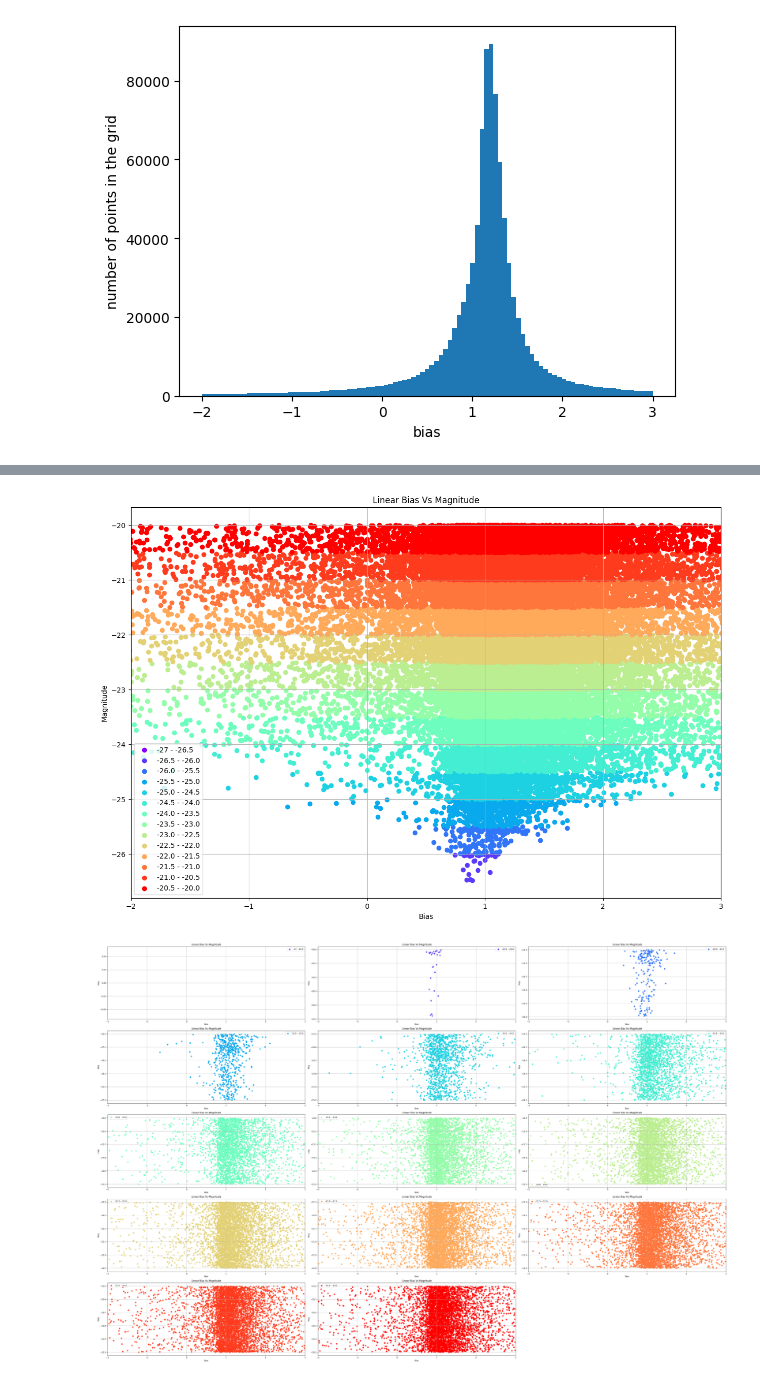
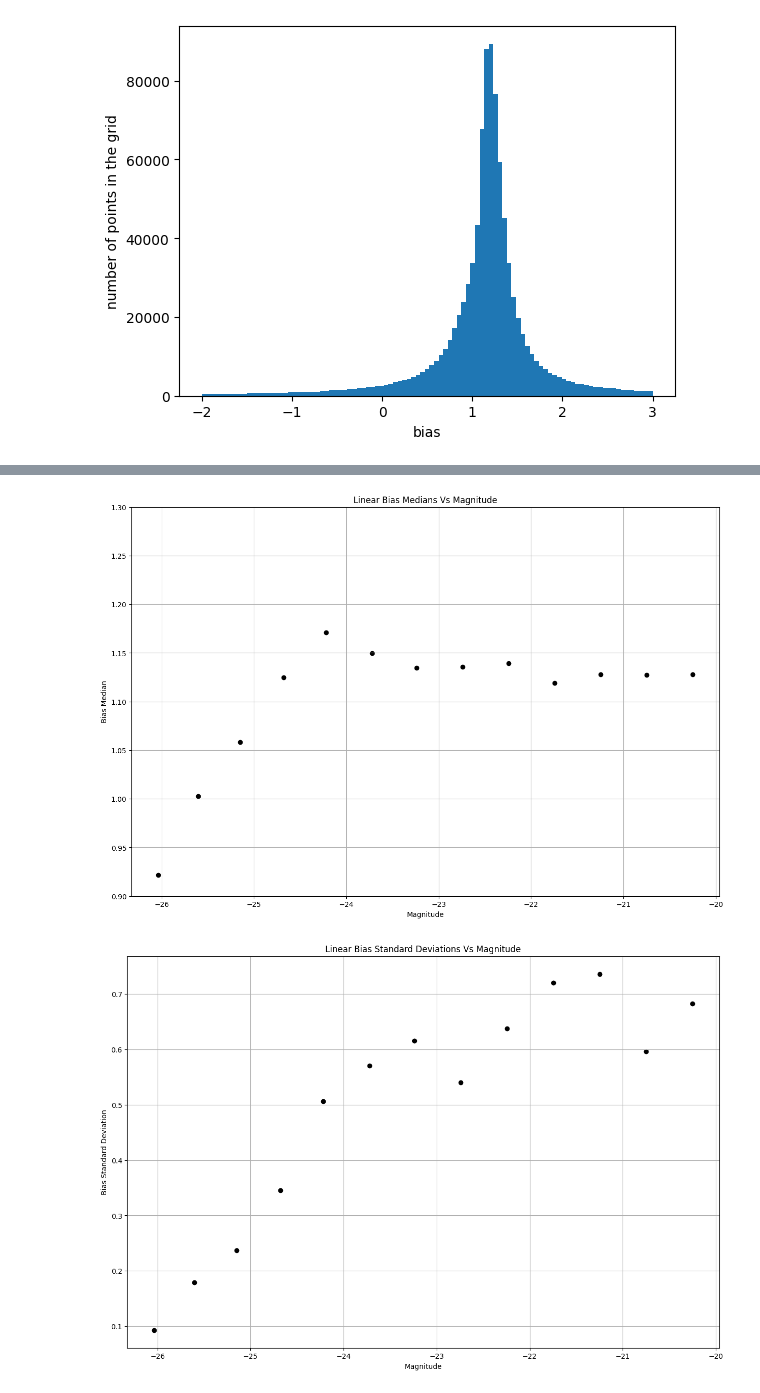
Before and after one commit to PADGE383/Peculiar_Velocities, a Jupyter notebook: Peculiar_Padgett.ipynb, the cells around one changed output, grey strips where cells are left out. Drawn from its saved outputs; the diff is of its cells as text; code cells hidden in the pictures.

```diff
--- a/Peculiar_Padgett.ipynb
+++ b/Peculiar_Padgett.ipynb
@@ -20,6 +61,8 @@ def magsorter(df, low, high, col, delta_g, delta):
     rows=df[condition].index
     newdf= df.loc[rows]
     newpos = newdf.loc[:,['x','y','z']].to_numpy(dtype=np.float32)
+    oldpos= df.loc[:,['x','y','z']].to_numpy(dtype=np.float32)
+
     newmag=newdf.loc[:,['K_Mag']].to_numpy(dtype=np.float32)
 
     new_delta_g=[]
@@ -244,38 +309,28 @@ plt.show()
 [figure]
 # %%
-color_list = cm.rainbow(np.linspace(0, 1, size))
 
 
 plt.figure(figsize=(15,10))
 for i in range(len(b_list)):
-    plt.scatter(b_list[i],mag_list[i],label=label_list[i],color=color_list[i])
-plt.legend()
-plt.title('Linear Bias Vs Magnitude')
-plt.xlim(-2,3)
-plt.xlabel('Bias')
-plt.ylabel('Magnitude')
+    plt.scatter(np.median(mag_list[i]),np.median(b_list[i]),label=label_list[i],color="black")
+plt.title('Linear Bias Medians Vs Magnitude')
+plt.xlabel('Magnitude')
+plt.ylabel('Bias Median')
+plt.ylim(.9,1.3)
 plt.grid()
-plt.savefig("BiasVMagcol.png",format="png")
+plt.savefig("BiasVMagmed.png",format="png")
 plt.show()
 
-height=math.ceil(size/3)
-fig =plt.figure(figsize=(45,30))
+plt.figure(figsize=(15,10))
 for i in range(len(b_list)):
-    q,r=inttopair(i,3)
-    ax = plt.subplot2grid((height, 3), (q, r), rowspan=1, colspan=1)
-
-    ax.scatter(b_list[i],mag_list[i],label=label_list[i],color=color_list[i])
-
-    ax.set_xlim(-2,3)
-    ax.legend()
-    ax.title.set_text('Linear Bias Vs Magnitude')
-    ax.set_xlabel('Bias')
-    ax.set_ylabel('Mag')
-    ax.grid()
-
-plt.savefig("BiasVMagind.png",format="png")
-plt.tight_layout()
+    mn,md,std = sigma_clipped_stats(b_list[i])
+    plt.scatter(np.median(mag_list[i]),std,label=label_list[i],color="black")
+plt.title('Linear Bias Standard Deviations Vs Magnitude')
+plt.xlabel('Magnitude')
+plt.ylabel('Bias Standard Deviation')
+plt.grid()
+#plt.savefig("BiasVMagstd.png",format="png")
 plt.show()
 # %% [output]
-[figure, old version]
+[figure, new version]
-[figure, old version]
+[figure, new version]
```
Also changed, not shown: parts of 9 cells of this notebook.
